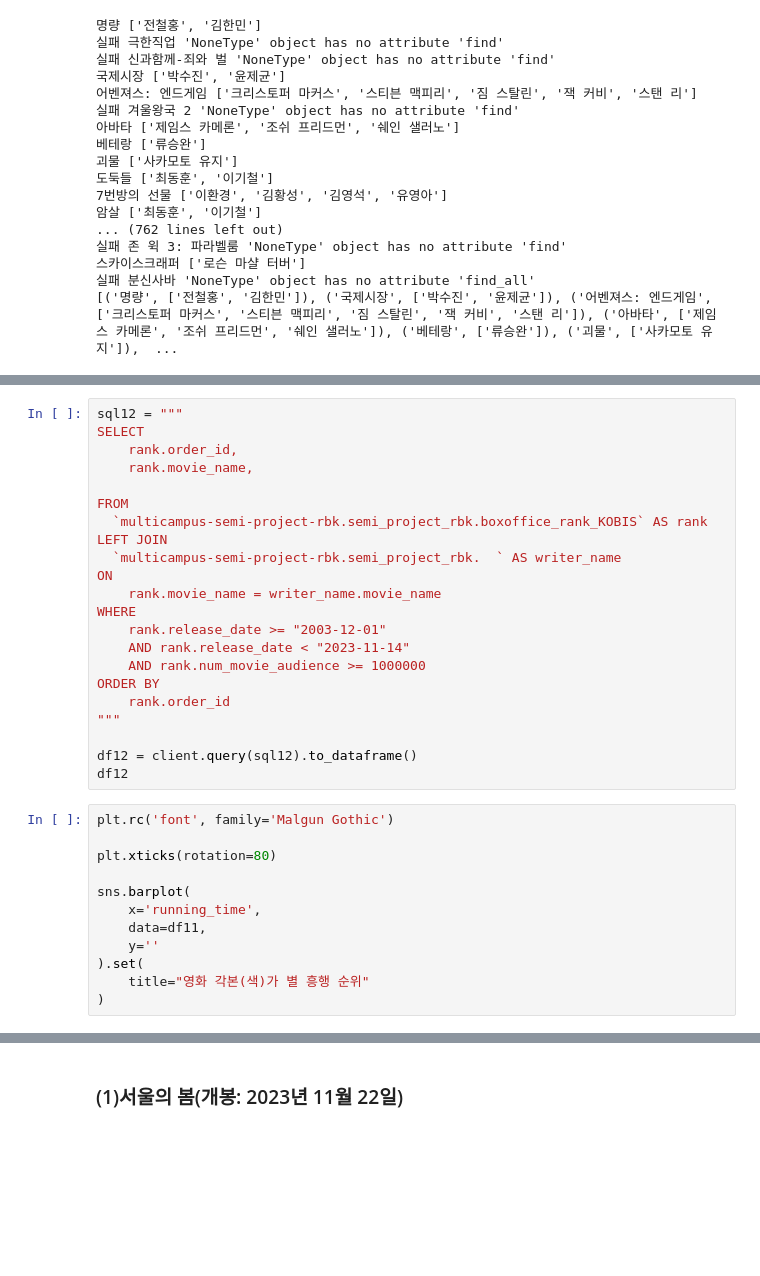
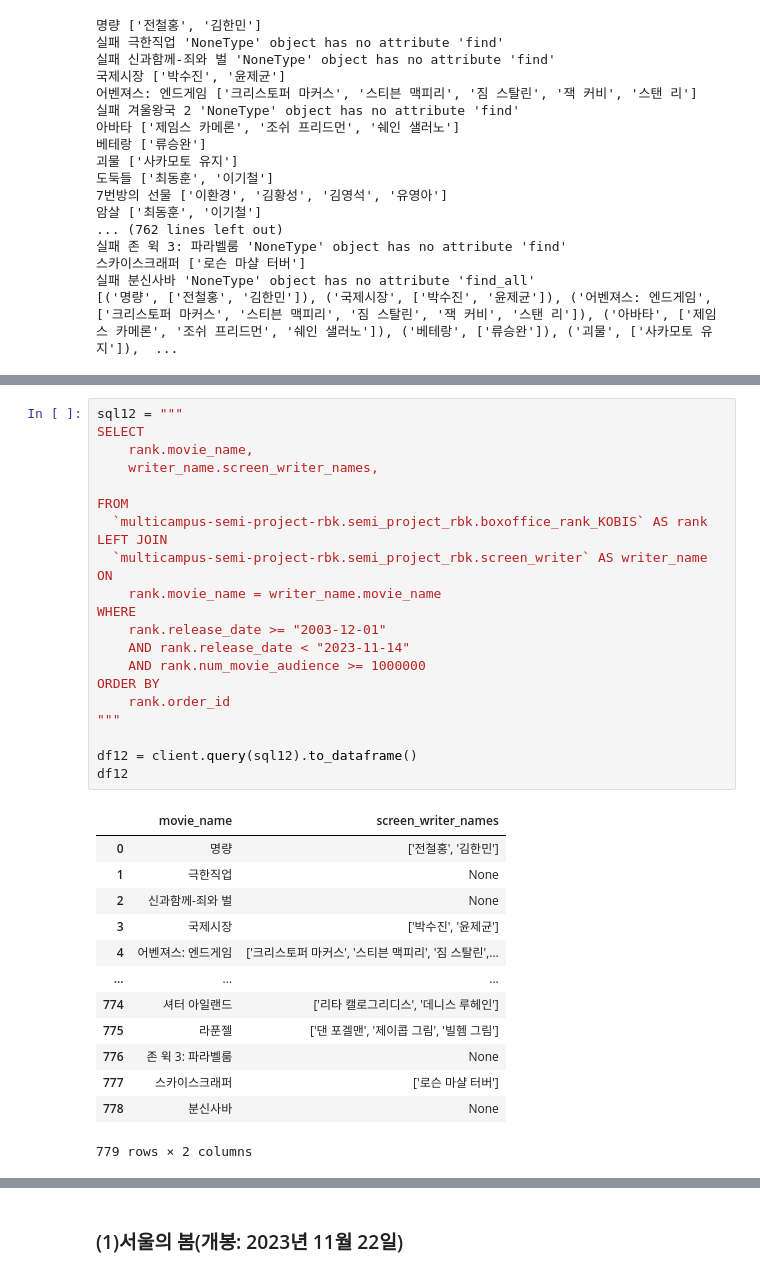
Before and after one commit to ryeonbeenkang/multicampus_semi_project, a Jupyter notebook: semi_project_RBK.ipynb, the cells around one changed output, grey strips where cells are left out. Cells and saved outputs as stored; diff of their text form; blank space fills up the shorter version.

```diff
--- a/semi_project_RBK.ipynb
+++ b/semi_project_RBK.ipynb
@@ -1088,34 +1024,36 @@ NameError: name 'screen_writer_list' is not defined
 # %%
 sql12 = """
 SELECT
-    rank.order_id,
     rank.movie_name,
+    writer_name.screen_writer_names,
 
 FROM
   `multicampus-semi-project-rbk.semi_project_rbk.boxoffice_rank_KOBIS` AS rank
 LEFT JOIN
-  `multicampus-semi-project-rbk.semi_project_rbk.  ` AS writer_name
+  `multicampus-semi-project-rbk.semi_project_rbk.screen_writer` AS writer_name
 ON
     rank.movie_name = writer_name.movie_name
 WHERE
     rank.release_date >= "2003-12-01"
     AND rank.release_date < "2023-11-14"
     AND rank.num_movie_audience >= 1000000
 ORDER BY
     rank.order_id
 """
 
 df12 = client.query(sql12).to_dataframe()
 df12
+# %% [output]
+|  | movie_name | screen_writer_names |
+| 0 | 명량 | ['전철홍', '김한민'] |
+| 1 | 극한직업 | None |
+| 2 | 신과함께-죄와 벌 | None |
+| 3 | 국제시장 | ['박수진', '윤제균'] |
+| 4 | 어벤져스: 엔드게임 | ['크리스토퍼 마커스', '스티븐 맥피리', '짐 스탈린',... |
+| ... | ... | ... |
+| 774 | 셔터 아일랜드 | ['리타 캘로그리디스', '데니스 루헤인'] |
+| 775 | 라푼젤 | ['댄 포겔맨', '제이콥 그림', '빌헴 그림'] |
+| 776 | 존 윅 3: 파라벨룸 | None |
+| 777 | 스카이스크래퍼 | ['로슨 마샬 터버'] |
+| 778 | 분신사바 | None |
+779 rows × 2 columns
-# %%
-plt.rc('font', family='Malgun Gothic')
-
-plt.xticks(rotation=80)
-
-sns.barplot(
-    x='running_time',
-    data=df11,
-    y=''
-).set(
-    title="영화 각본(색)가 별 흥행 순위"
-)
```
Also changed, not shown: parts of 13 cells of this notebook.
